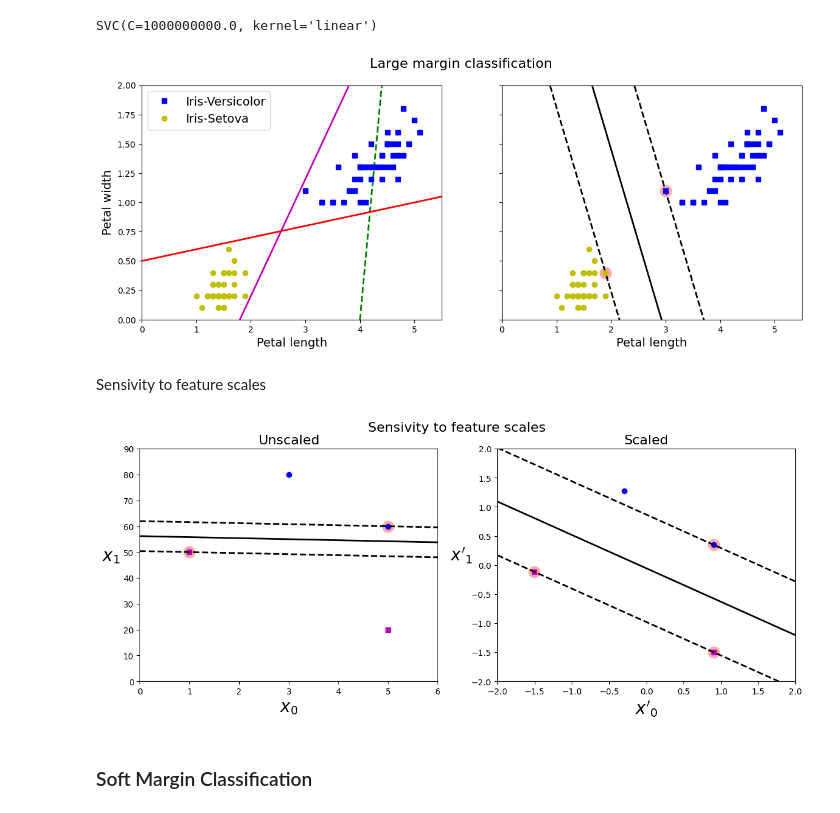
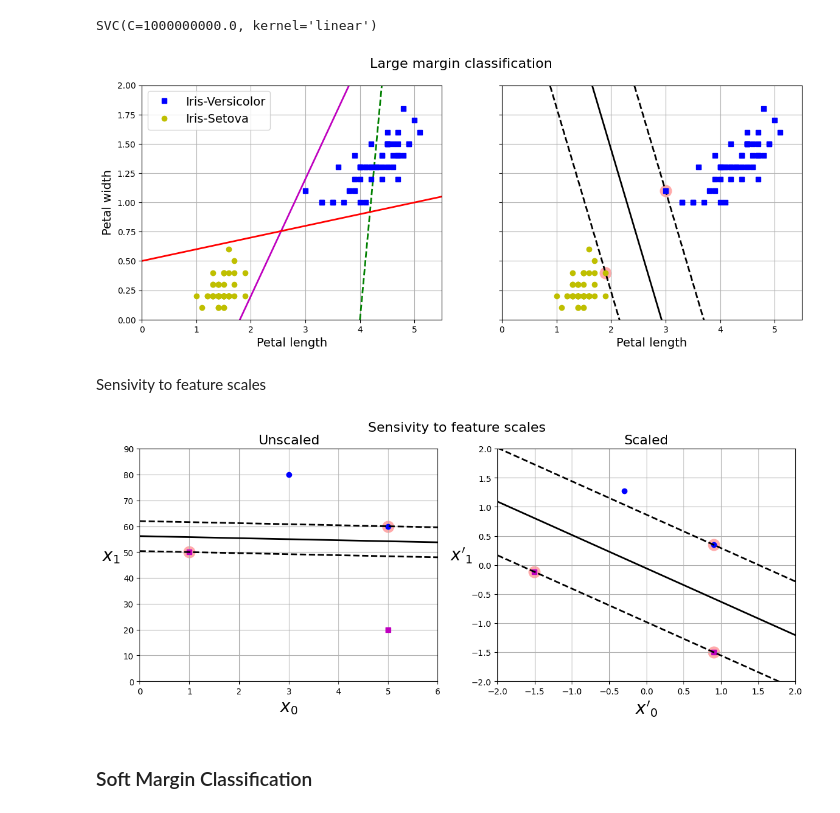
Before and after one commit to Ivan-Grigorev/Hands_On_ML, a Jupyter notebook: chapter_05.ipynb, the cells around one changed output. Saved outputs shown, nothing was run; the diff lists cells and outputs as text; code cells hidden in the pictures.

```diff
--- a/chapter_05.ipynb
+++ b/chapter_05.ipynb
@@ -75,6 +75,7 @@ def plot_svc_decision_boundary(svm_clf, xmin, xmax):
         'k--',
         linewidth=2
     )
+    plt.grid(True)
 
 fig, axes = plt.subplots(ncols=2, figsize=(14, 5), sharey=True)
 
@@ -112,34 +113,36 @@ plt.plot(
 )
 plt.xlabel('Petal length', fontsize=14)
 plt.ylabel('Petal width', fontsize=14)
 plt.legend(loc='upper left', fontsize=14)
 plt.axis([0, 5.5, 0, 2])
+plt.grid(True)
 
 plt.sca(axes[1])
 plot_svc_decision_boundary(svm_clf=svm_clf, xmin=0, xmax=5.5)
 plt.plot(
     X[:, 0][y == 1],
     X[:, 1][y == 1],
     'bs'
 )
 plt.plot(
     X[:, 0][y == 0],
     X[:, 1][y == 0],
     'yo'
 )
 plt.xlabel('Petal length', fontsize=14)
 plt.axis([0, 5.5, 0, 2])
 plt.figtext(
     x=0.5,
     y=0.95,
     s='Large margin classification',
     fontsize=16,
     ha='center',
     va='center'
 )
+
 plt.show()
 # %% [output]
-[figure, old version]
+[figure, new version]
 # %% [markdown]
 Sensivity to feature scales
 # %%
@@ -200,7 +203,7 @@ plt.figtext(
 )
 plt.show()
 # %% [output]
-[figure, old version]
+[figure, new version]
 # %% [markdown]
 <h3>Soft Margin Classification</h3>
 # %% [markdown]
```
Also changed, not shown: parts of 13 cells of this notebook.
